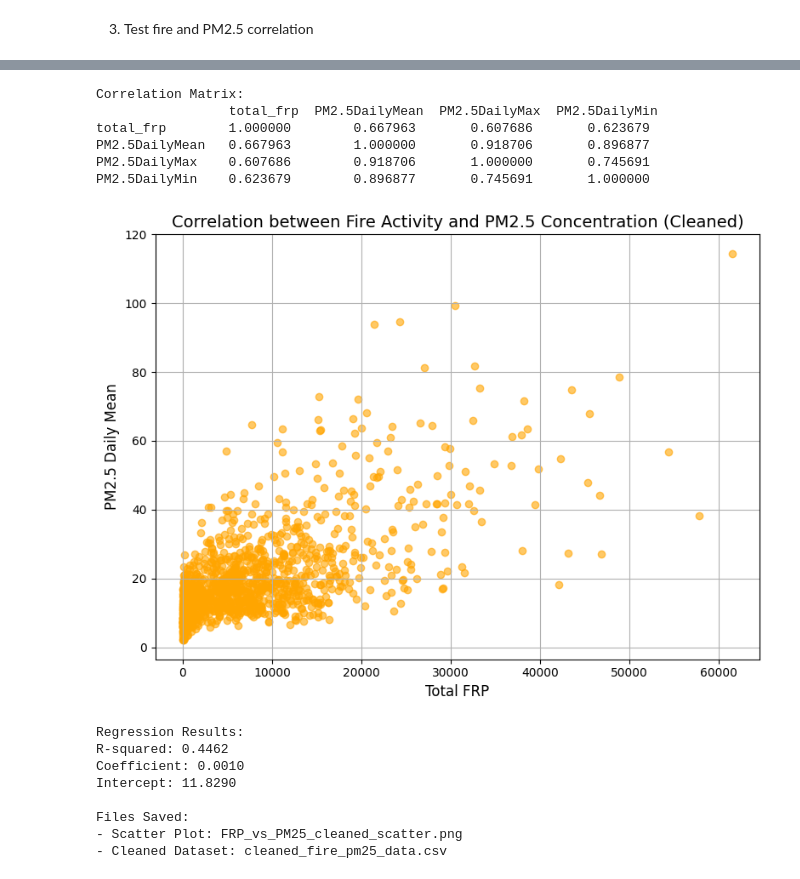
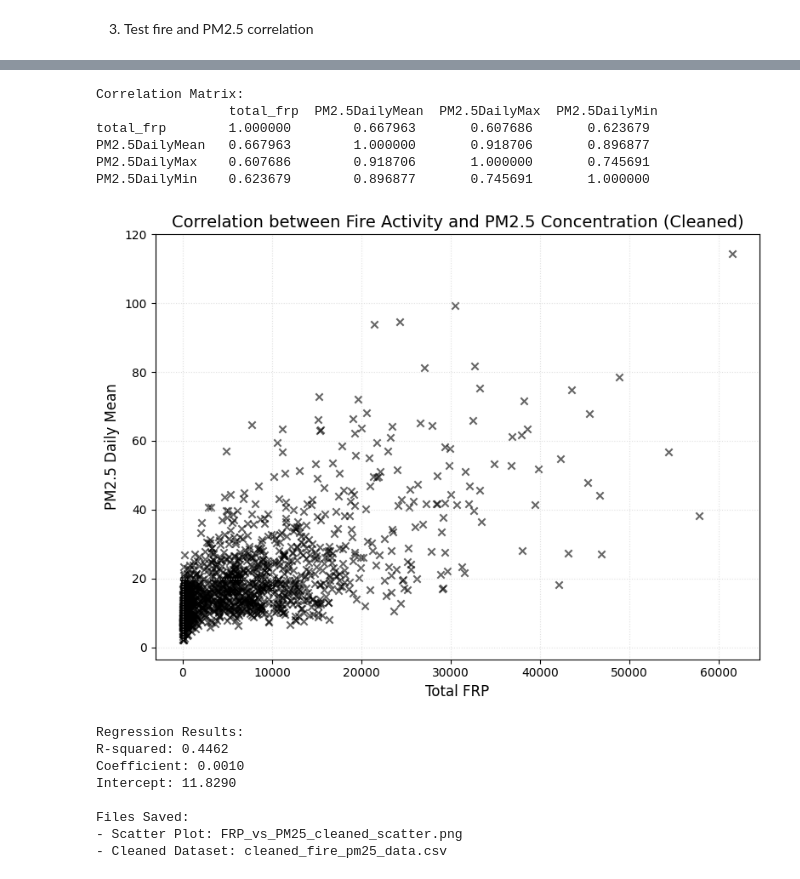
Before and after one commit to LovaMarline/Air_Quality_Madagascar, a Jupyter notebook: Marline_et_al_ERS.ipynb, the cells around one changed output, grey strips where cells are left out. Cells and saved outputs as stored; diff of their text form; code cells hidden in the pictures.

```diff
--- a/Marline_et_al_ERS.ipynb
+++ b/Marline_et_al_ERS.ipynb
@@ -312,11 +290,11 @@ print("Correlation Matrix:\n", correlation_matrix)
 
 # Scatter plot: Total FRP vs PM2.5 Daily Mean
 plt.figure(figsize=(8, 6))
-plt.scatter(merged_data_cleaned['total_frp'], merged_data_cleaned['PM2.5DailyMean'], alpha=0.6, c='orange')
+plt.scatter(merged_data_cleaned['total_frp'], merged_data_cleaned['PM2.5DailyMean'],  alpha=0.6, c='black', marker='x')
 plt.title('Correlation between Fire Activity and PM2.5 Concentration (Cleaned)', fontsize=14)
 plt.xlabel('Total FRP', fontsize=12)
 plt.ylabel('PM2.5 Daily Mean', fontsize=12)
-plt.grid(True)
+plt.grid(True, linestyle=':', color='lightgrey', alpha=0.7)
 plt.tight_layout()
 plt.savefig("FRP_vs_PM25_cleaned_scatter.png")
 plt.show()
@@ -325,34 +303,34 @@ plt.show()
 X = merged_data_cleaned[['total_frp']]  # Independent variable
 y = merged_data_cleaned['PM2.5DailyMean']  # Dependent variable
 
 # Fit the linear regression model
 model = LinearRegression()
 model.fit(X, y)
 
 # Print regression results
 print("\nRegression Results:")
 print(f"R-squared: {model.score(X, y):.4f}")
 print(f"Coefficient: {model.coef_[0]:.4f}")
 print(f"Intercept: {model.intercept_:.4f}")
 
 # Save scatter plot and export cleaned dataset
 merged_data_cleaned.to_csv("cleaned_fire_pm25_data.csv", index=False)
 print("\nFiles Saved:")
 print("- Scatter Plot: FRP_vs_PM25_cleaned_scatter.png")
 print("- Cleaned Dataset: cleaned_fire_pm25_data.csv")
 
 # Provide download links
 from google.colab import files
 files.download("FRP_vs_PM25_cleaned_scatter.png")
 files.download("cleaned_fire_pm25_data.csv")
 # %% [output]
 Correlation Matrix:
                  total_frp  PM2.5DailyMean  PM2.5DailyMax  PM2.5DailyMin
 total_frp        1.000000        0.667963       0.607686       0.623679
 PM2.5DailyMean   0.667963        1.000000       0.918706       0.896877
 PM2.5DailyMax    0.607686        0.918706       1.000000       0.745691
 PM2.5DailyMin    0.623679        0.896877       0.745691       1.000000
-[figure, old version]
+[figure, new version]
 Regression Results:
 R-squared: 0.4462
 Coefficient: 0.0010
```
Also changed, not shown: parts of 1 cell of this notebook.
